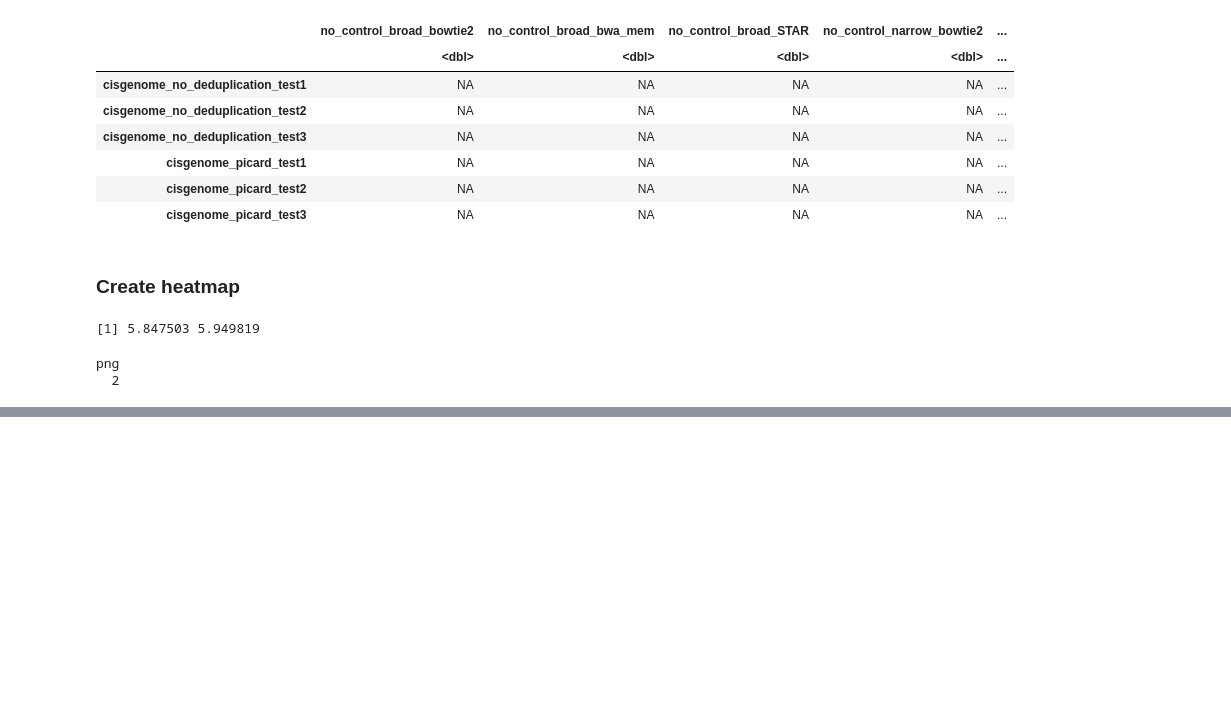
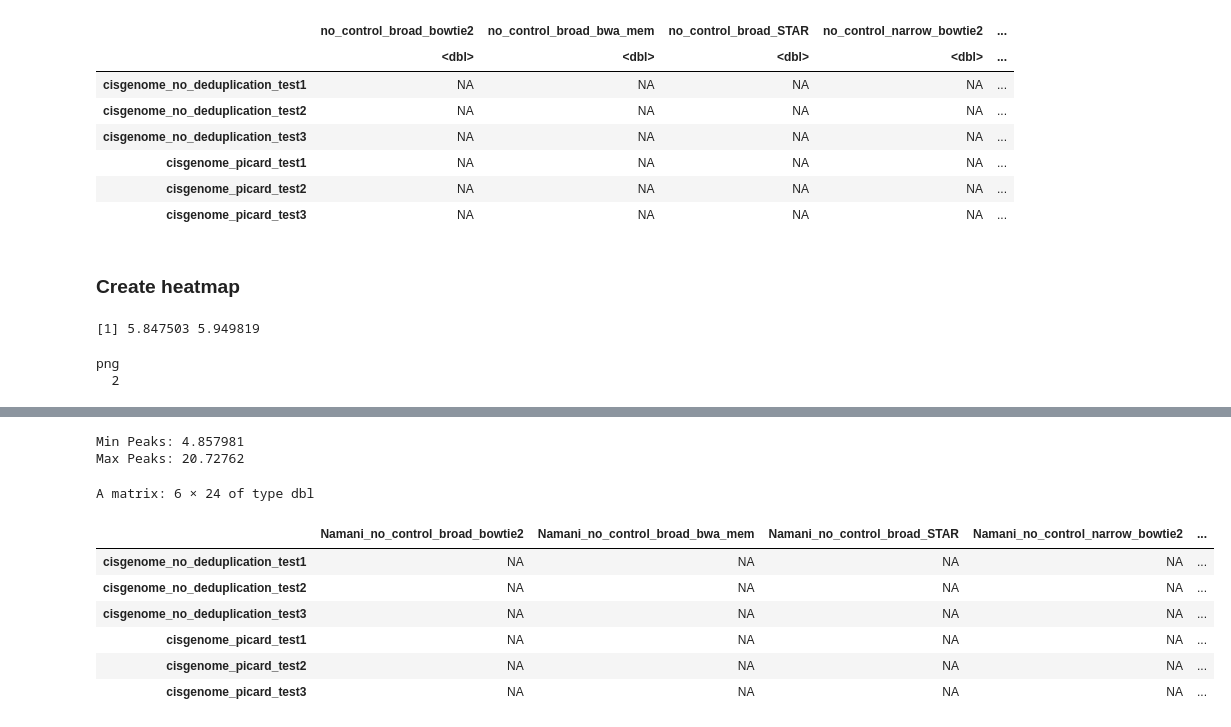
Before and after one commit to vhaghani26/rocketchip_tests, a Jupyter notebook: chip_seq/generate_heatmap.ipynb, the cells around one changed output, grey strips where cells are left out. Saved outputs shown, nothing was run; the diff lists cells and outputs as text; code cells hidden in the pictures; blank space fills up the shorter version.

```diff
--- a/chip_seq/generate_heatmap.ipynb
+++ b/chip_seq/generate_heatmap.ipynb
@@ -513,0 +542,47 @@ png
+# %%
+# Log2 transform data
+df$Peak_Counts <- log2(df$Peak_Counts)
+
+# View log-transformed peak counts
+cat("Min Peaks:", min(df$Peak_Counts), "\n")
+cat("Max Peaks:", max(df$Peak_Counts), "\n")
+
+# Set variables
+transformation_method <- "log2"
+# %% [output]
+Min Peaks: 4.857981
+Max Peaks: 20.72762
+# %%
+# Format data
+
+# Select data of interest
+heatmap_data <- df[c("Peak_Counts", "Project", "Control", "Peak_Type", "Aligner", "Peak_Caller", "Deduplicator", "Test")]
+
+# Combine variables for plotting
+heatmap_data$x_axis_labels <- paste(heatmap_data$Peak_Caller, heatmap_data$Deduplicator, heatmap_data$Test, sep = "_")
+heatmap_data$y_axis_labels <- paste(heatmap_data$Project, heatmap_data$Control, heatmap_data$Peak_Type, heatmap_data$Aligner, sep = "_")
+# %%
+# Melt the data from the heatmap_data dataframe
+melted_df <- melt(heatmap_data, id.vars = c("x_axis_labels", "y_axis_labels"), measure.vars = "Peak_Counts")
+
+# Cast the data into the desired format
+casted_df <- dcast(melted_df, y_axis_labels ~ x_axis_labels, value.var = "value")
+
+# Generate matrices
+rownames(casted_df) <- casted_df$y_axis_labels
+casted_df$y_axis_labels <- NULL
+df_matrix <- as.matrix(casted_df)
+
+# Transpose matrix to switch rows and columns
+df_matrix <- t(df_matrix)
+
+head(df_matrix)
+# %% [output]
+A matrix: 6 × 24 of type dbl
+|  | Namani_no_control_broad_bowtie2 | Namani_no_control_broad_bwa_mem | Namani_no_control_broad_STAR | Namani_no_control_narrow_bowtie2 | ... |
+| cisgenome_no_deduplication_test1 | NA | NA | NA | NA | ... |
+| cisgenome_no_deduplication_test2 | NA | NA | NA | NA | ... |
+| cisgenome_no_deduplication_test3 | NA | NA | NA | NA | ... |
+| cisgenome_picard_test1 | NA | NA | NA | NA | ... |
+| cisgenome_picard_test2 | NA | NA | NA | NA | ... |
+| cisgenome_picard_test3 | NA | NA | NA | NA | ... |
```
Also changed, not shown: parts of 6 cells of this notebook, 1 other file.
